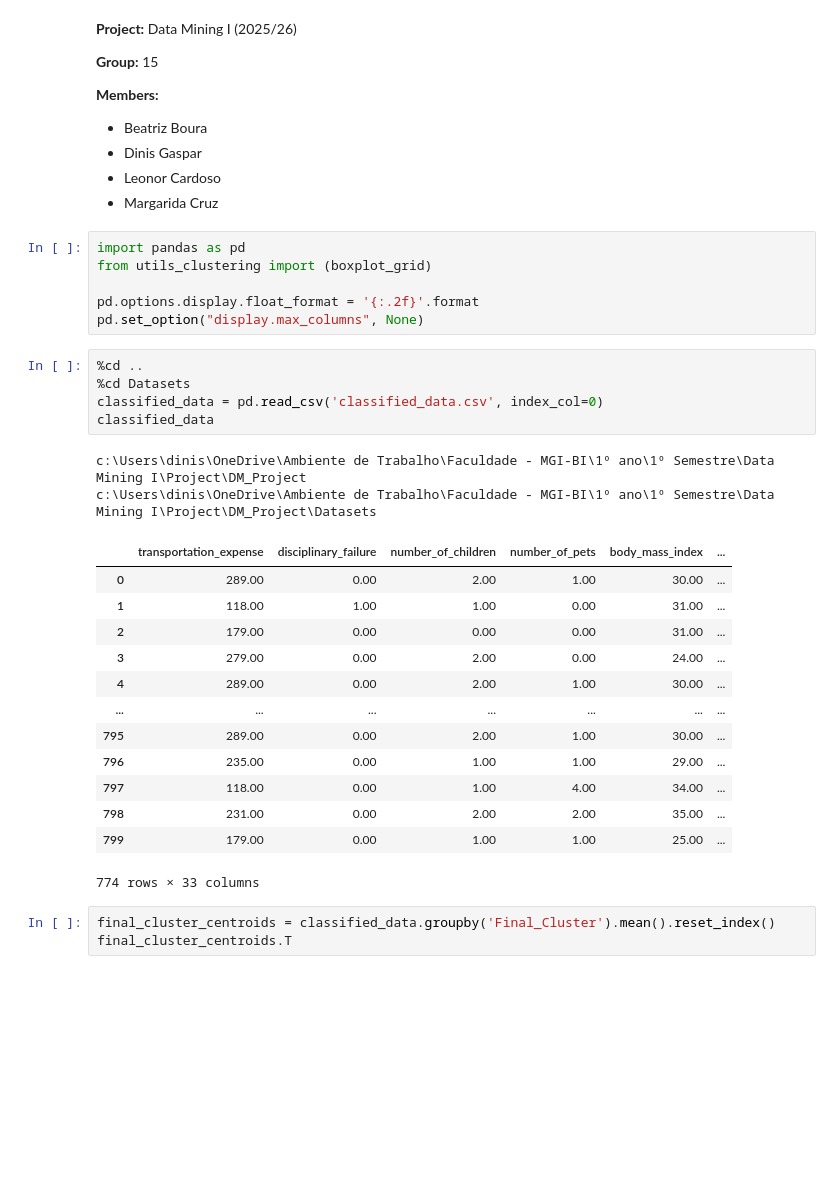
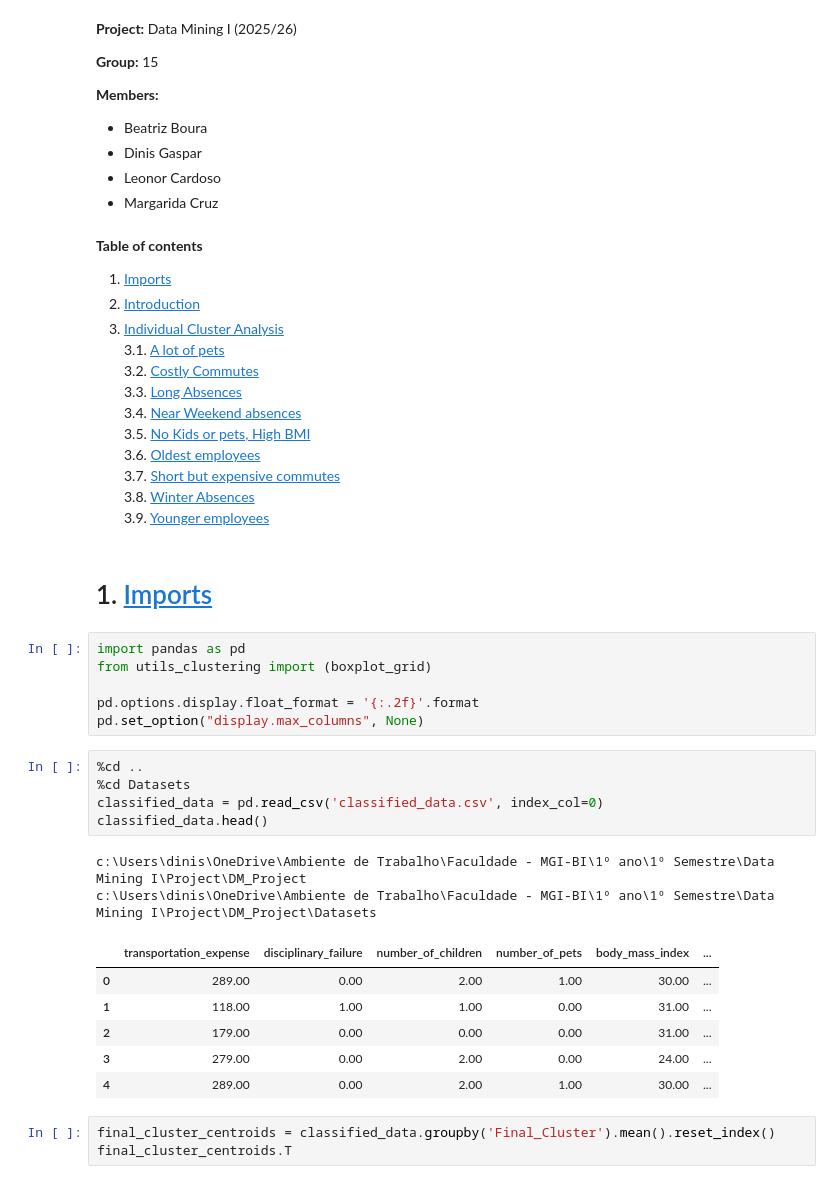
Before and after one commit to Dinis239/DM_Project, a Jupyter notebook: Clustering/Cluster_analysis.ipynb, the cells around one changed output. Cells and saved outputs as stored; diff of their text form; blank space fills up the shorter version.

Commit message:
Cluster_analysis formatting

```diff
--- a/Clustering/Cluster_analysis.ipynb
+++ b/Clustering/Cluster_analysis.ipynb
@@ -8,6 +8,31 @@
 - Dinis Gaspar
 - Leonor Cardoso
 - Margarida Cruz
+# %% [markdown]
+**Table of contents**<a id='toc0_'></a>
+1. [Imports](#toc1_)
+2. [Introduction](#toc2_)
+3. [Individual Cluster Analysis](#toc3_)
+3.1. [A lot of pets](#toc3_1_)
+3.2. [Costly Commutes](#toc3_2_)
+3.3. [Long Absences](#toc3_3_)
+3.4. [Near Weekend absences](#toc3_4_)
+3.5. [No Kids or pets, High BMI](#toc3_5_)
+3.6. [Oldest employees](#toc3_6_)
+3.7. [Short but expensive commutes](#toc3_7_)
+3.8. [Winter Absences](#toc3_8_)
+3.9. [Younger employees](#toc3_9_)
+
+<!-- vscode-jupyter-toc-config
+	numbering=true
+	anchor=true
+	flat=true
+	minLevel=1
+	maxLevel=6
+	/vscode-jupyter-toc-config -->
+<!-- THIS CELL WILL BE REPLACED ON TOC UPDATE. DO NOT WRITE YOUR TEXT IN THIS CELL -->
+# %% [markdown]
+# 1. <a id='toc1_'></a>[Imports](#toc0_)
 # %%
 import pandas as pd
 from utils_clustering import (boxplot_grid)
@@ -17,24 +42,17 @@ pd.set_option("display.max_columns", None)
 # %%
 %cd ..
 %cd Datasets
 classified_data = pd.read_csv('classified_data.csv', index_col=0)
-classified_data
+classified_data.head()
 # %% [output]
 c:\Users\dinis\OneDrive\Ambiente de Trabalho\Faculdade - MGI-BI\1º ano\1º Semestre\Data Mining I\Project\DM_Project
 c:\Users\dinis\OneDrive\Ambiente de Trabalho\Faculdade - MGI-BI\1º ano\1º Semestre\Data Mining I\Project\DM_Project\Datasets
 |  | transportation_expense | disciplinary_failure | number_of_children | number_of_pets | body_mass_index | ... |
 | 0 | 289.00 | 0.00 | 2.00 | 1.00 | 30.00 | ... |
 | 1 | 118.00 | 1.00 | 1.00 | 0.00 | 31.00 | ... |
 | 2 | 179.00 | 0.00 | 0.00 | 0.00 | 31.00 | ... |
 | 3 | 279.00 | 0.00 | 2.00 | 0.00 | 24.00 | ... |
 | 4 | 289.00 | 0.00 | 2.00 | 1.00 | 30.00 | ... |
-| ... | ... | ... | ... | ... | ... | ... |
-| 795 | 289.00 | 0.00 | 2.00 | 1.00 | 30.00 | ... |
-| 796 | 235.00 | 0.00 | 1.00 | 1.00 | 29.00 | ... |
-| 797 | 118.00 | 0.00 | 1.00 | 4.00 | 34.00 | ... |
-| 798 | 231.00 | 0.00 | 2.00 | 2.00 | 35.00 | ... |
-| 799 | 179.00 | 0.00 | 1.00 | 1.00 | 25.00 | ... |
-774 rows × 33 columns
 # %%
 final_cluster_centroids = classified_data.groupby('Final_Cluster').mean().reset_index()
 final_cluster_centroids.T
```
Also changed, not shown: parts of 18 cells of this notebook.
